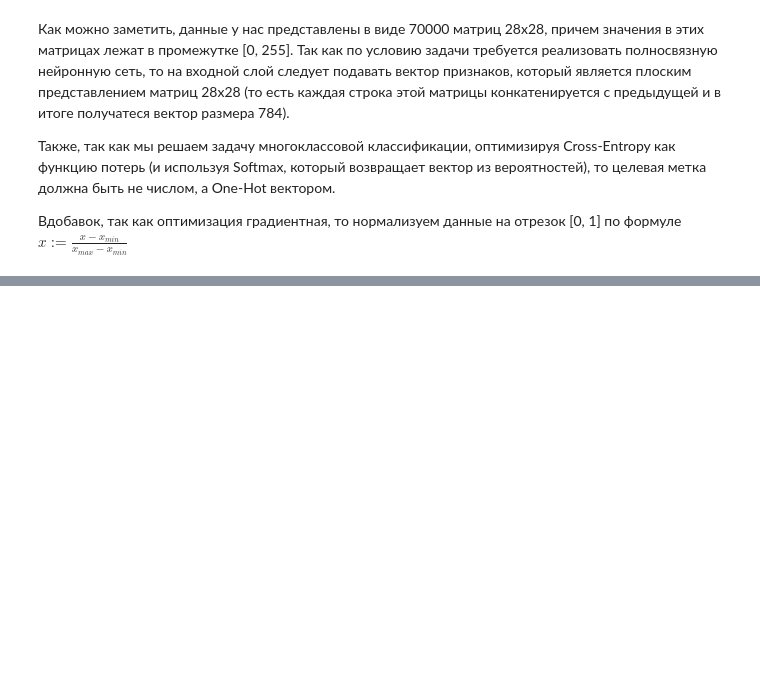
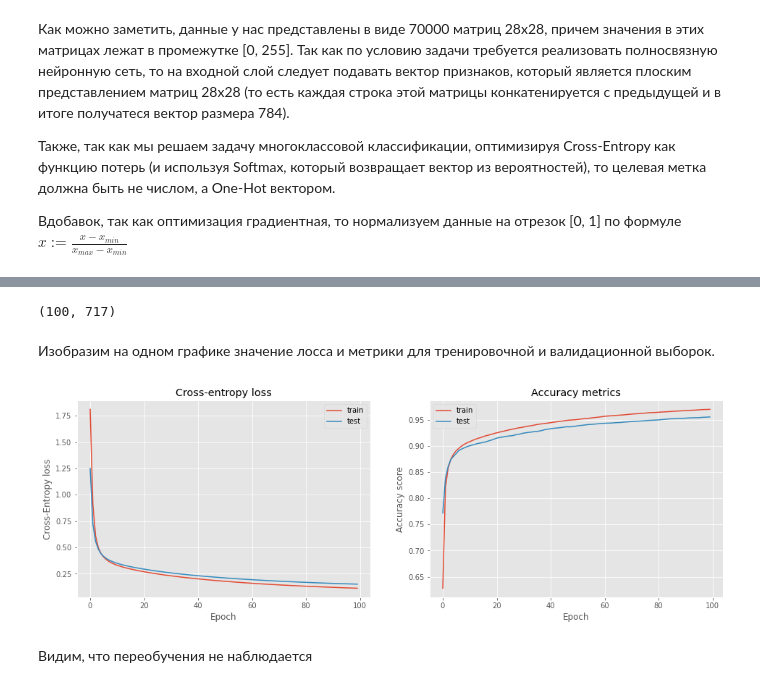
Before and after one commit to kirvlasenkov/technotrack-NN, a Jupyter notebook: task_02/HW02.ipynb, the cells around one changed output, grey strips where cells are left out. Saved outputs shown, nothing was run; the diff lists cells and outputs as text; code cells hidden in the pictures; blank space fills up the shorter version.

```diff
--- a/task_02/HW02.ipynb
+++ b/task_02/HW02.ipynb
@@ -624,0 +920,14 @@ loss_history = train_loop(Xtr, ytr, lr_model, obj_fn, epochs=1000)
+# %%
+INPUT = X_tr.shape[1]
+HIDDEN = 128
+OUTPUT = y_tr.shape[1]
+# %%
+loss = CrossEntropy()
+
+model = Sequential()
+model.add(Linear(INPUT, HIDDEN))
+model.add(ReLu())
+model.add(Linear(HIDDEN, OUTPUT))
+model.add(Softmax())
+
+print(f"\tАрхитектура модели полносвязной нейронной сети:\n \n\t{model}")
@@ -624,0 +943,36 @@ loss_history = train_loop(Xtr, ytr, lr_model, obj_fn, epochs=1000)
+# %%
+BATCH_SIZE = 128
+
+DATASET = (
+    ('train', (X_tr, y_tr)),
+    ('eval', (X_val, y_val)),
+)
+# %%
+def generate_batches(X, y, batch_size):
+    '''
+    Генератор батчей.
+
+    Args:
+        X: матрица объектов
+        y: вектор целевых меток
+        batch_size: размер батча
+    '''
+    assert len(X) == len(y)
+
+    np.random.seed(42)
+    X = np.array(X)
+    y = np.array(y)
+    perm = np.random.permutation(len(X))
+    full_batch_quantity = len(perm) // batch_size
+
+    perm = list(perm)
+    for i in range(full_batch_quantity):
+
+        batch_inds = []
+        batch_inds.extend(perm[(i*batch_size):((i+1)*batch_size)])
+
+        assert len(batch_inds) == batch_size
+        yield (X[batch_inds], y[batch_inds])
+next(generate_batches(X_tr, y_tr, 100))[0].shape
+# %% [output]
+(100, 717)
@@ -624,0 +1082,25 @@ loss_history = train_loop(Xtr, ytr, lr_model, obj_fn, epochs=1000)
+# %%
+loss_history_train, accuracy_history_train, \
+loss_history_eval, accuracy_history_eval = train_loop(DATASET, model, loss, epochs=100, batch_size=BATCH_SIZE)
+# %% [markdown]
+Изобразим на одном графике значение лосса и метрики для тренировочной и валидационной выборок.
+# %%
+fig, ax = plt.subplots(1, 2, figsize=(16, 5));
+
+ax[0].plot(loss_history_train, label='train')
+ax[0].plot(loss_history_eval, label='test')
+ax[0].set_xlabel('Epoch')
+ax[0].set_ylabel('Cross-Entropy loss')
+ax[0].set_title('Cross-entropy loss')
+ax[0].legend()
+
+ax[1].plot(accuracy_history_train, label='train')
+ax[1].plot(accuracy_history_eval, label='test')
+ax[1].set_xlabel('Epoch')
+ax[1].set_ylabel('Accuracy score')
+ax[1].set_title('Accuracy metrics')
+ax[1].legend();
+# %% [output]
+[figure, added]
+# %% [markdown]
+Видим, что переобучения не наблюдается
```
Also changed, not shown: parts of 59 cells of this notebook.
